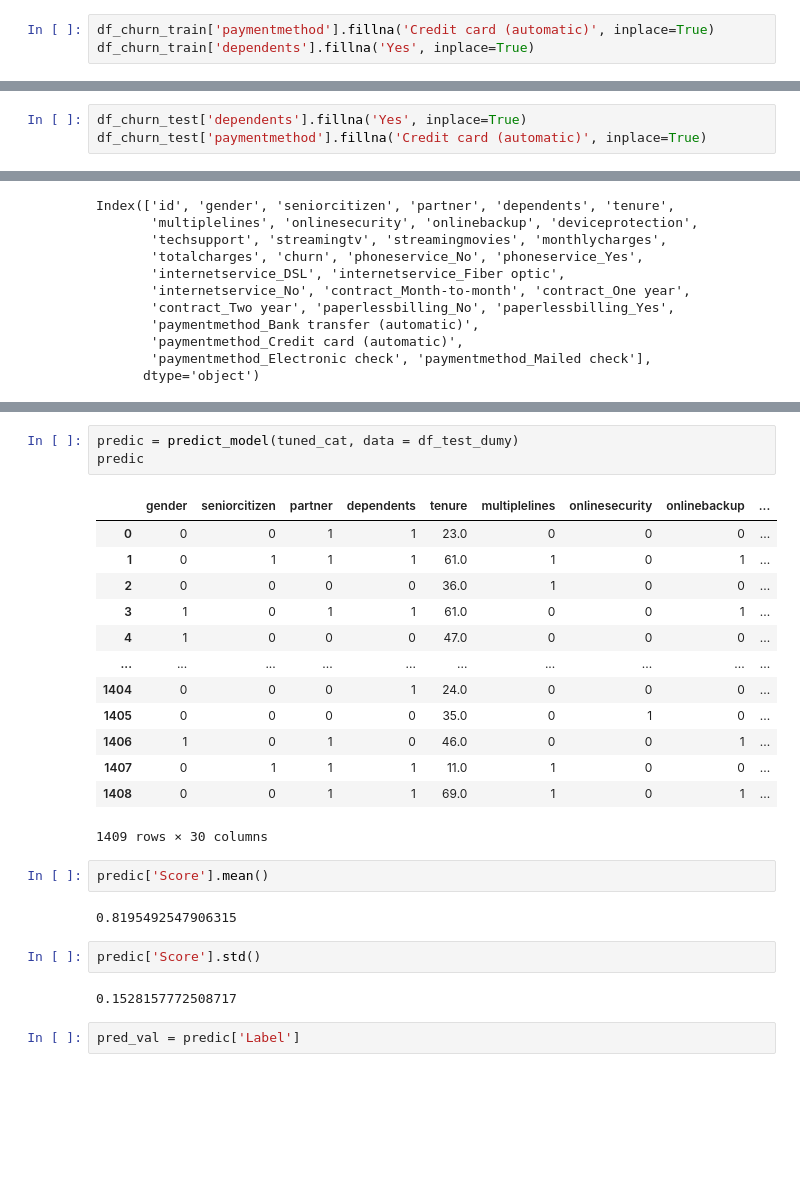
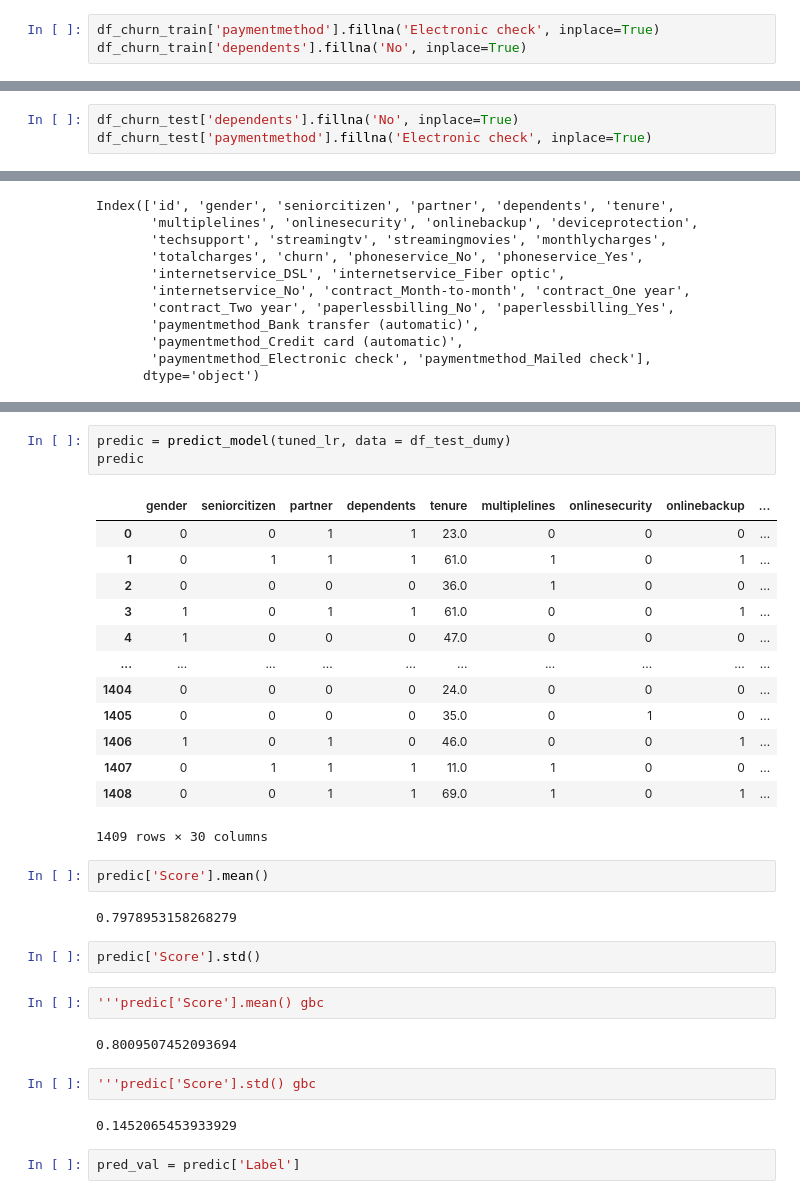
Before and after one commit to jjefferson2006/DSWP_JJ_altera, a Jupyter notebook: desafio_analise_5_ordenado.ipynb, the cells around one changed output, grey strips where cells are left out. Cells and saved outputs as stored; diff of their text form; blank space fills up the shorter version.

```diff
--- a/desafio_analise_5_ordenado.ipynb
+++ b/desafio_analise_5_ordenado.ipynb
@@ -310,8 +330,8 @@ df_churn_train.shape
 # %% [markdown]
 ###train: pay depent
 # %%
-df_churn_train['paymentmethod'].fillna('Credit card (automatic)', inplace=True)
-df_churn_train['dependents'].fillna('Yes', inplace=True)
+df_churn_train['paymentmethod'].fillna('Electronic check', inplace=True)
+df_churn_train['dependents'].fillna('No', inplace=True)
 # %%
 df_churn_train['totalcharges'] = df_churn_train['totalcharges'].str.replace(',', '.')
 df_churn_train['totalcharges'] = pd.to_numeric(df_churn_train['totalcharges'], errors= 'coerce')
@@ -556,8 +576,8 @@ df_churn_test.shape
 # %% [markdown]
 #TESTE:tratamento do dependentes/ paymenthod /total / tenure
 # %%
-df_churn_test['dependents'].fillna('Yes', inplace=True)
-df_churn_test['paymentmethod'].fillna('Credit card (automatic)', inplace=True)
+df_churn_test['dependents'].fillna('No', inplace=True)
+df_churn_test['paymentmethod'].fillna('Electronic check', inplace=True)
 # %%
 df_churn_test['totalcharges'] = df_churn_test['totalcharges'].str.replace(',', '.')
 df_churn_test['totalcharges'] = pd.to_numeric(df_churn_test['totalcharges'], errors= 'coerce')
@@ -838,15 +867,15 @@ tuned_cat = tune_model(catbost)
 # %%
-predic = predict_model(tuned_cat, data = df_test_dumy)
+predic = predict_model(tuned_lr, data = df_test_dumy)
 predic
 # %% [output]
 |  | gender | seniorcitizen | partner | dependents | tenure | multiplelines | onlinesecurity | onlinebackup | ... |
 | 0 | 0 | 0 | 1 | 1 | 23.0 | 0 | 0 | 0 | ... |
 | 1 | 0 | 1 | 1 | 1 | 61.0 | 1 | 0 | 1 | ... |
 | 2 | 0 | 0 | 0 | 0 | 36.0 | 1 | 0 | 0 | ... |
 | 3 | 1 | 0 | 1 | 1 | 61.0 | 0 | 0 | 1 | ... |
 | 4 | 1 | 0 | 0 | 0 | 47.0 | 0 | 0 | 0 | ... |
 | ... | ... | ... | ... | ... | ... | ... | ... | ... | ... |
-| 1404 | 0 | 0 | 0 | 1 | 24.0 | 0 | 0 | 0 | ... |
+| 1404 | 0 | 0 | 0 | 0 | 24.0 | 0 | 0 | 0 | ... |
 | 1405 | 0 | 0 | 0 | 0 | 35.0 | 0 | 1 | 0 | ... |
 | 1406 | 1 | 0 | 1 | 0 | 46.0 | 0 | 0 | 1 | ... |
 | 1407 | 0 | 1 | 1 | 1 | 11.0 | 1 | 0 | 0 | ... |
@@ -855,11 +884,17 @@ predic
 # %%
 predic['Score'].mean()
 # %% [output]
-0.8195492547906315
+0.7978953158268279
 # %%
 predic['Score'].std()
-# %% [output]
-0.1528157772508717
+# %%
+'''predic['Score'].mean() gbc
+# %% [output]
+0.8009507452093694
+# %%
+'''predic['Score'].std() gbc
+# %% [output]
+0.1452065453933929
 # %%
 pred_val = predic['Label']
 # %%
```
Also changed, not shown: parts of 39 cells of this notebook.
